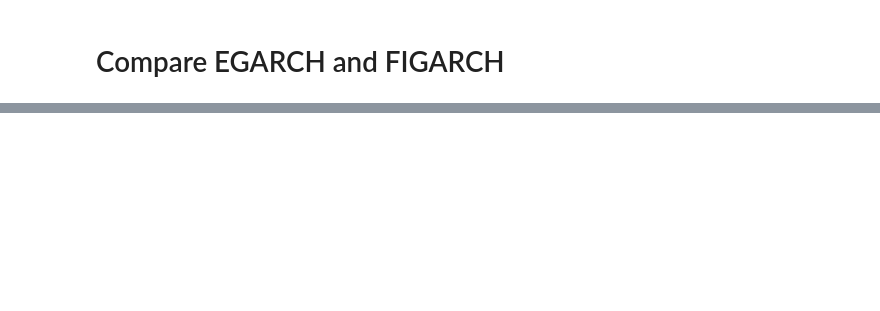
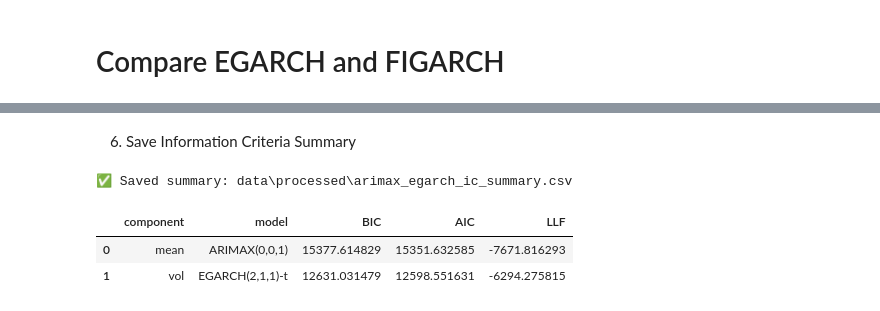
Before and after one commit to ladijoseph/AWT-LSTM-ARIMAX-FIEGARCH-Model, a Jupyter notebook: 01_data_acquisition_preprocessing.ipynb, the cells around one changed output, grey strips where cells are left out. Saved outputs shown, nothing was run; the diff lists cells and outputs as text; code cells hidden in the pictures; blank space fills up the shorter version.

```diff
--- a/01_data_acquisition_preprocessing.ipynb
+++ b/01_data_acquisition_preprocessing.ipynb
@@ -999,0 +1165,18 @@ EGARCH leverage gamma=-0.1673, p=1.444e-30 -> material (leverage present) (negat
+# %%
+# ============================================
+# Function to fit ARIMAX(p,d,q) grid and rank by ICs
+# ============================================
+
+def fit_arimax_grid(y, X, ar=(0,1,2,3), d=(0,1), ma=(0,1,2,3)):
+    out = []
+    for p,d_,q in itertools.product(ar, d, ma):
+        try:
+            mod = SARIMAX(y, order=(p,d_,q), exog=X, trend='n',
+                          enforce_stationarity=False, enforce_invertibility=False)
+            res = mod.fit(disp=False)
+            out.append({'p':p,'d':d_,'q':q,'bic':res.bic,'aic':res.aic,'llf':res.llf,'res':res})
+        except Exception:
+            continue
+    if not out:
+        raise RuntimeError("No ARIMAX candidate could be fit.")
+    return sorted(out, key=lambda r: (r['bic'], r['aic']))
@@ -999,0 +1271,22 @@ EGARCH leverage gamma=-0.1673, p=1.444e-30 -> material (leverage present) (negat
+# %% [markdown]
+6. Save Information Criteria Summary
+# %%
+# ============================================
+# Save model selection summary for documentation
+# ============================================
+
+ic_tbl = pd.DataFrame({
+    'component':['mean','vol'],
+    'model':[f'ARIMAX({p},{d_},{q})', f'EGARCH({ep},{eo},{eq})-{edist}'],
+    'BIC':[best_arimax['bic'], best_egarch['bic']],
+    'AIC':[best_arimax['aic'], best_egarch['aic']],
+    'LLF':[best_arimax['llf'], best_egarch['llf']]
+})
+ic_tbl.to_csv(OUTDIR / "arimax_egarch_ic_summary.csv", index=False)
+print("✅ Saved summary:", OUTDIR / "arimax_egarch_ic_summary.csv")
+ic_tbl
+# %% [output]
+✅ Saved summary: data\processed\arimax_egarch_ic_summary.csv
+|  | component | model | BIC | AIC | LLF |
+| 0 | mean | ARIMAX(0,0,1) | 15377.614829 | 15351.632585 | -7671.816293 |
+| 1 | vol | EGARCH(2,1,1)-t | 12631.031479 | 12598.551631 | -6294.275815 |
```
Also changed, not shown: parts of 26 cells of this notebook.
